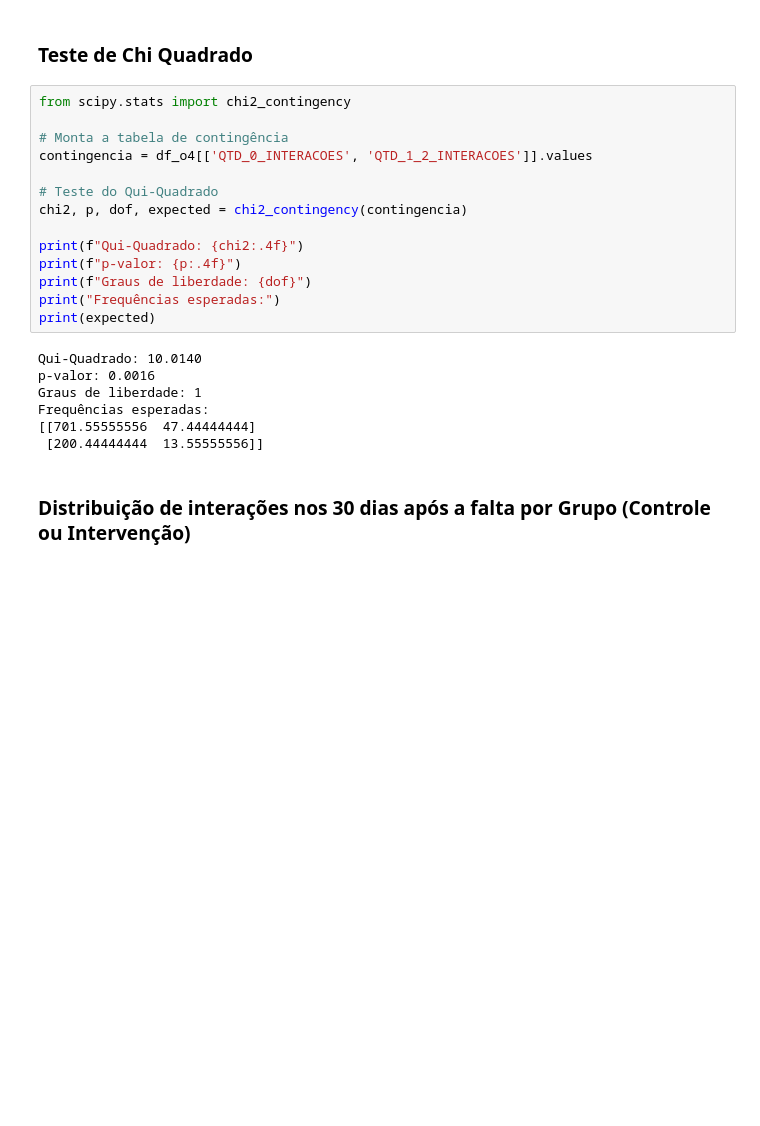
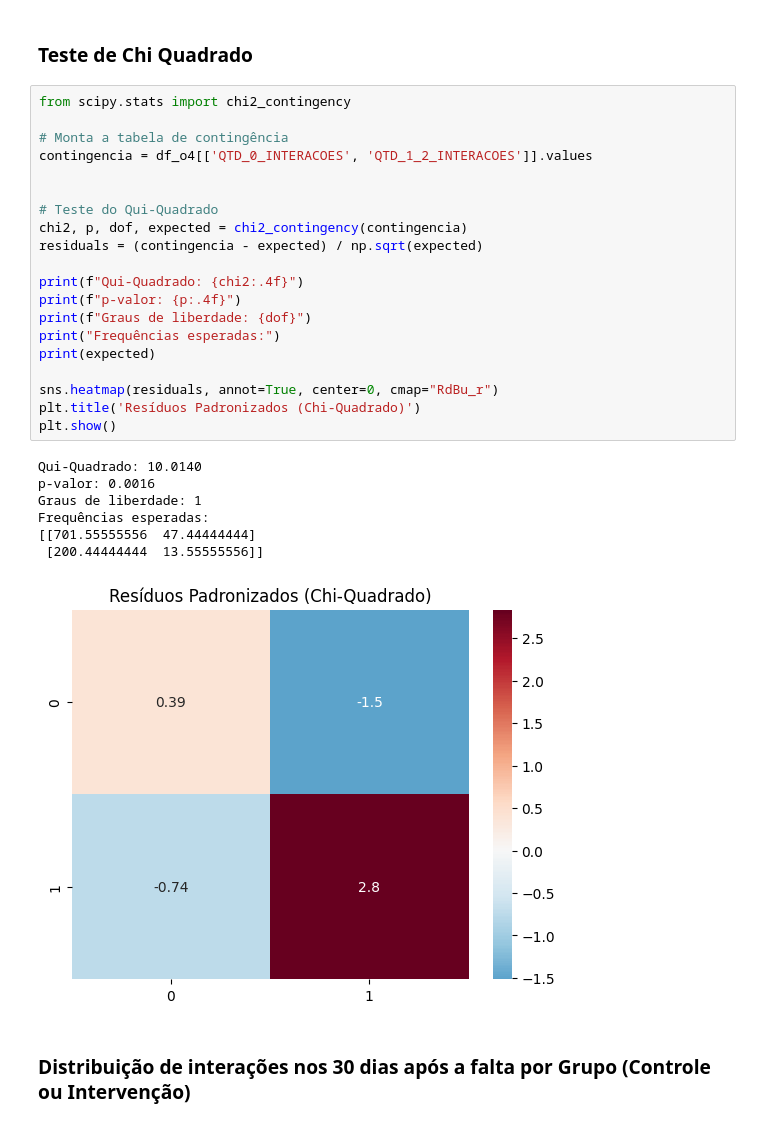
Before and after one commit to GARTosto/fluanutricaojob1, a Jupyter notebook: Flua_job1_analises.ipynb, the cells around one changed output. Saved outputs shown, nothing was run; the diff lists cells and outputs as text; blank space fills up the shorter version.

```diff
--- a/Flua_job1_analises.ipynb
+++ b/Flua_job1_analises.ipynb
@@ -423,24 +472,31 @@ See the caveats in the documentation: https://pandas.pydata.org/pandas-docs/stab
 # %%
 from scipy.stats import chi2_contingency
 
 # Monta a tabela de contingência
 contingencia = df_o4[['QTD_0_INTERACOES', 'QTD_1_2_INTERACOES']].values
 
+
 # Teste do Qui-Quadrado
 chi2, p, dof, expected = chi2_contingency(contingencia)
+residuals = (contingencia - expected) / np.sqrt(expected)
 
 print(f"Qui-Quadrado: {chi2:.4f}")
 print(f"p-valor: {p:.4f}")
 print(f"Graus de liberdade: {dof}")
 print("Frequências esperadas:")
 print(expected)
+
+sns.heatmap(residuals, annot=True, center=0, cmap="RdBu_r")
+plt.title('Resíduos Padronizados (Chi-Quadrado)')
+plt.show()
 # %% [output]
 Qui-Quadrado: 10.0140
 p-valor: 0.0016
 Graus de liberdade: 1
 Frequências esperadas:
 [[701.55555556  47.44444444]
  [200.44444444  13.55555556]]
+[figure, added]
 # %% [markdown]
 ### Distribuição de interações nos 30 dias após a falta por Grupo (Controle ou Intervenção)
 # %%
```
Also changed, not shown: parts of 5 cells of this notebook, 1 other file.
